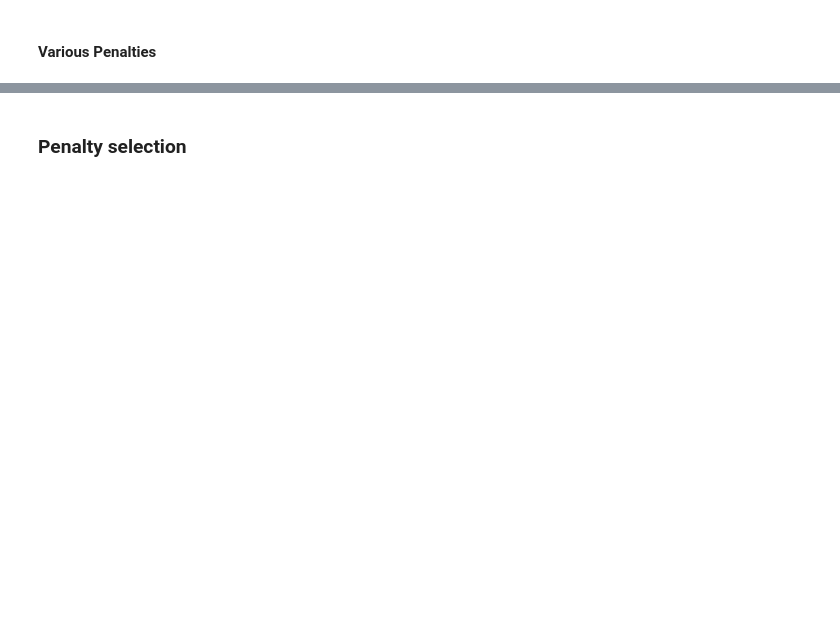
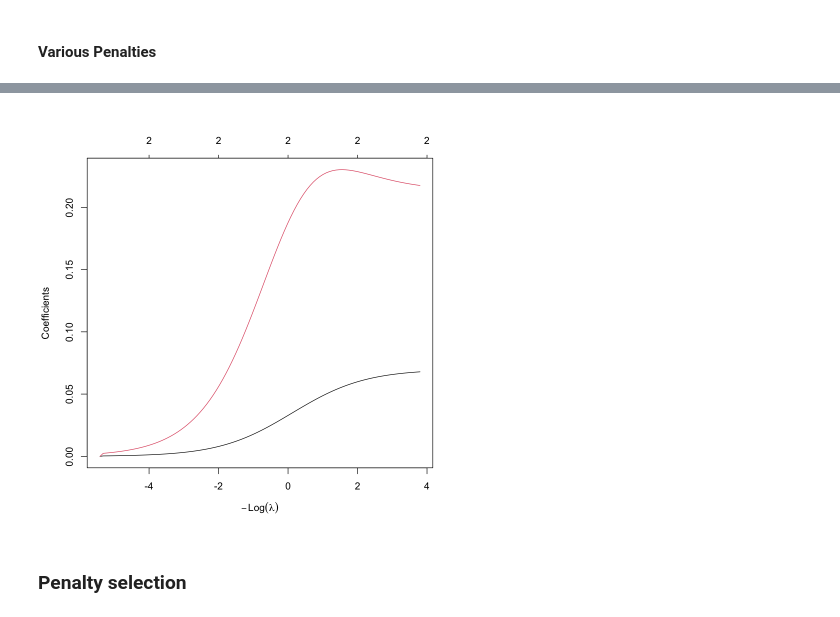
Before and after one commit to ignaciomsarmiento/ML_UNLP_Lectures, a Jupyter notebook: Week02/Notebook_Regularizacion.ipynb, the cells around one changed output, grey strips where cells are left out. Drawn from its saved outputs; the diff is of its cells as text; code cells hidden in the pictures; blank space fills up the shorter version.

```diff
--- a/Week02/Notebook_Regularizacion.ipynb
+++ b/Week02/Notebook_Regularizacion.ipynb
@@ -458,3 +698,12 @@ plot(lasso01, xvar = "lambda")
+# %%
+ridge01 <- glmnet(
+  x = Xsmall,
+  y = y,
+  alpha = 0 #ridge
+)
+plot(ridge01, xvar = "lambda")
+# %% [output]
+[figure, added]
 # %% [markdown]
 ### Penalty selection
 # %%
```
Also changed, not shown: parts of 42 cells of this notebook, 5 other files.
